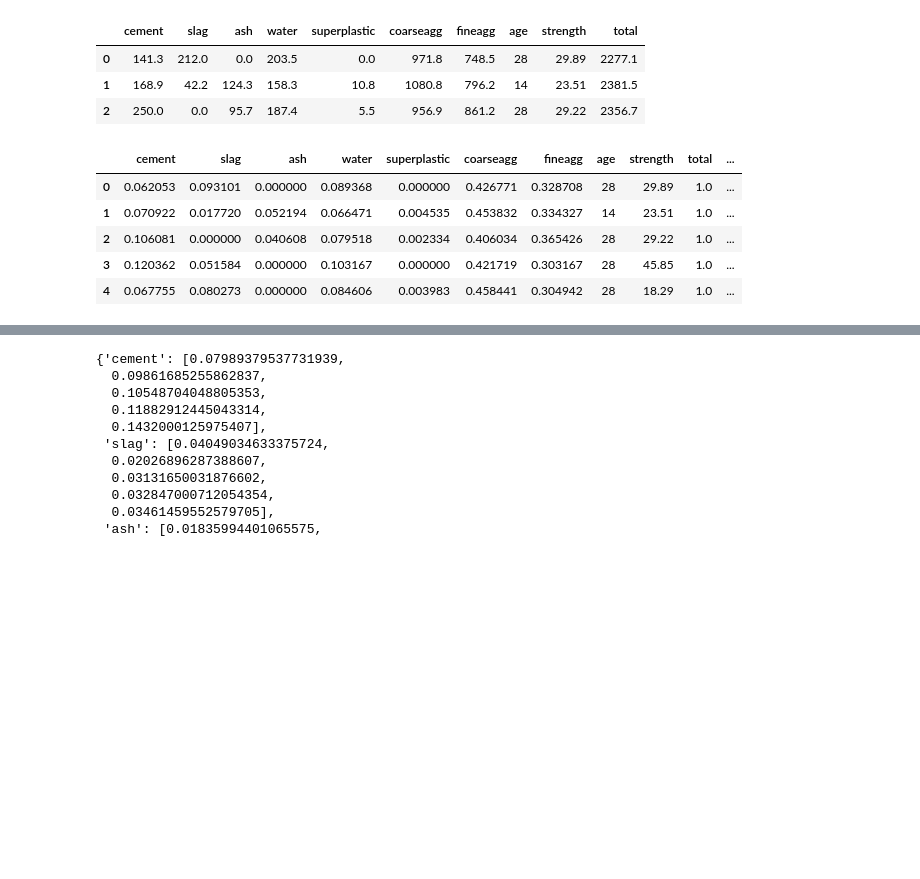
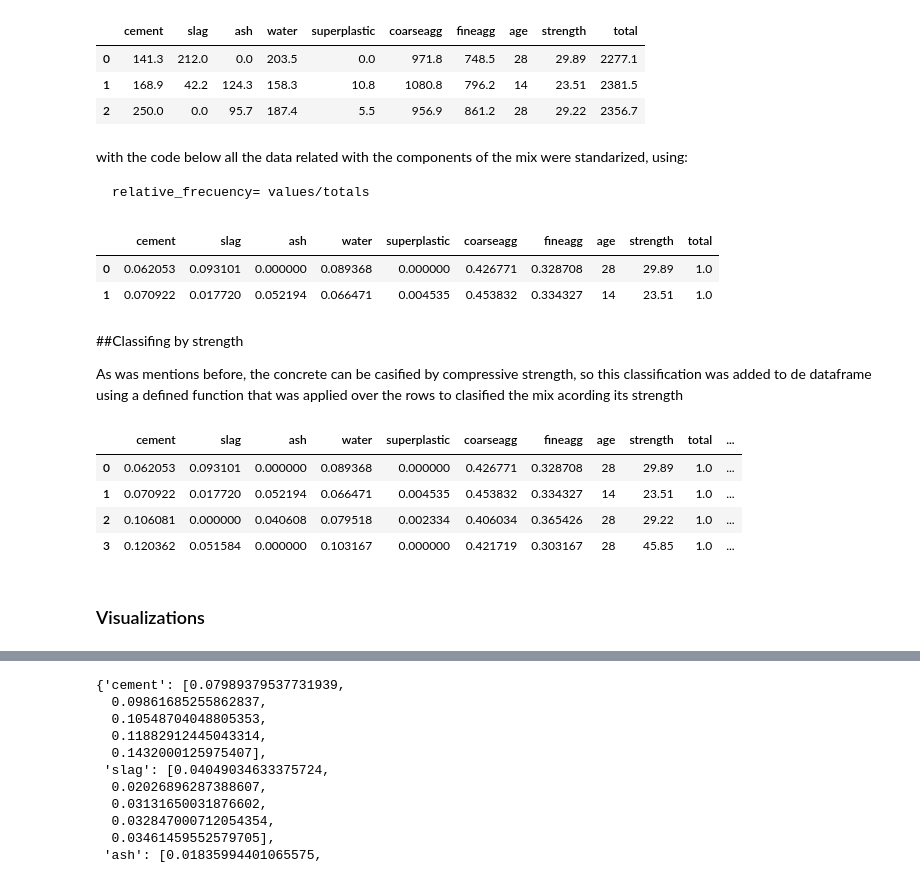
Before and after one commit to crisbpadilla/DataScience-M2M-course-Datatalent, a Jupyter notebook: Capstonpjct1Final_cristobal.ipynb, the cells around one changed output, grey strips where cells are left out. Saved outputs shown, nothing was run; the diff lists cells and outputs as text; code cells hidden in the pictures; blank space fills up the shorter version.

```diff
--- a/Capstonpjct1Final_cristobal.ipynb
+++ b/Capstonpjct1Final_cristobal.ipynb
@@ -64,6 +64,10 @@ file.head(3)
 | 0 | 141.3 | 212.0 | 0.0 | 203.5 | 0.0 | 971.8 | 748.5 | 28 | 29.89 | 2277.1 |
 | 1 | 168.9 | 42.2 | 124.3 | 158.3 | 10.8 | 1080.8 | 796.2 | 14 | 23.51 | 2381.5 |
 | 2 | 250.0 | 0.0 | 95.7 | 187.4 | 5.5 | 956.9 | 861.2 | 28 | 29.22 | 2356.7 |
+# %% [markdown]
+with the code below all the data related with the components of the mix were standarized, using:
+
+    relative_frecuency= values/totals
 # %%
 for column in file.columns:
 
@@ -71,31 +75,41 @@ for column in file.columns:
     file[column]=(file[column]/file['total'])
 
 n_file=file.copy()
+n_file.head(2)
+# %% [output]
+|  | cement | slag | ash | water | superplastic | coarseagg | fineagg | age | strength | total |
+| 0 | 0.062053 | 0.093101 | 0.000000 | 0.089368 | 0.000000 | 0.426771 | 0.328708 | 28 | 29.89 | 1.0 |
+| 1 | 0.070922 | 0.017720 | 0.052194 | 0.066471 | 0.004535 | 0.453832 | 0.334327 | 14 | 23.51 | 1.0 |
+# %% [markdown]
+##Classifing by strength
+
+As was mentions before, the concrete can be casified by compressive strength, so this classification was added to de dataframe using a defined function that was applied over the rows to clasified the mix acording its strength
 # %%
 import numpy as np
 
 def category(data):
 
   ranges = [np.arange(0.00, 10.00,0.01), np.arange(10.00, 20.00,0.01), np.arange(20.0, 30.0),np.arange(30.0, 40.0)]
 
   if 11 > data > 0 :
     return 'class_1'
   elif 21 > data > 10:
     return 'class_2'
   elif 31 > data > 20:
     return 'class_3'
   elif 41 > data > 30:
     return 'class_4'
   elif data > 40:
     return 'class_5'
 
 n_file['Concrete_Class'] = n_file['strength'].apply(category)
 
-n_file.head()
+n_file.head(4)
 # %% [output]
 |  | cement | slag | ash | water | superplastic | coarseagg | fineagg | age | strength | total | ... |
 | 0 | 0.062053 | 0.093101 | 0.000000 | 0.089368 | 0.000000 | 0.426771 | 0.328708 | 28 | 29.89 | 1.0 | ... |
 | 1 | 0.070922 | 0.017720 | 0.052194 | 0.066471 | 0.004535 | 0.453832 | 0.334327 | 14 | 23.51 | 1.0 | ... |
 | 2 | 0.106081 | 0.000000 | 0.040608 | 0.079518 | 0.002334 | 0.406034 | 0.365426 | 28 | 29.22 | 1.0 | ... |
 | 3 | 0.120362 | 0.051584 | 0.000000 | 0.103167 | 0.000000 | 0.421719 | 0.303167 | 28 | 45.85 | 1.0 | ... |
-| 4 | 0.067755 | 0.080273 | 0.000000 | 0.084606 | 0.003983 | 0.458441 | 0.304942 | 28 | 18.29 | 1.0 | ... |
+# %% [markdown]
+### Visualizations
```
Also changed, not shown: parts of 10 cells of this notebook.
